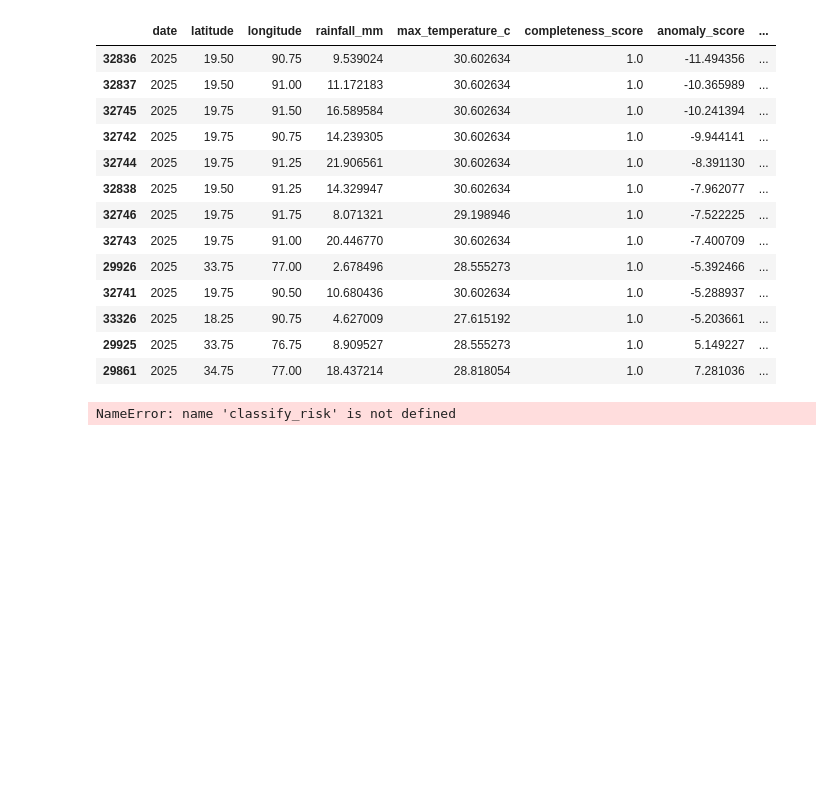
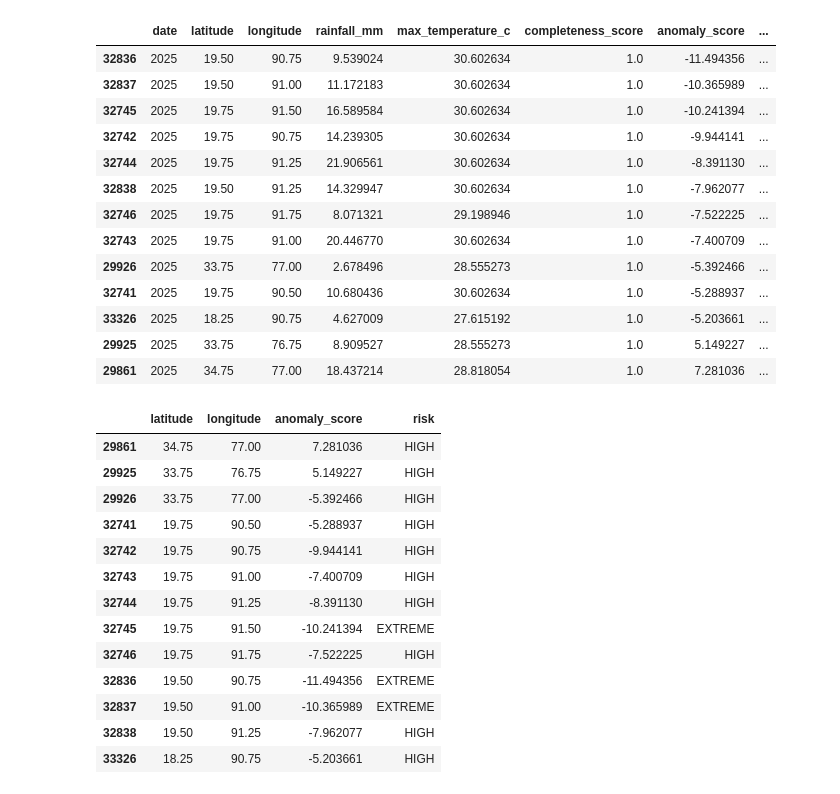
Before and after one commit to aadityat23/ClimateTwinIndia, a Jupyter notebook: notebooks/01_imd_exploration.ipynb, the cells around one changed output. Cells and saved outputs as stored; diff of their text form; code cells hidden in the pictures; blank space fills up the shorter version.

Commit message:
Add risk engine and alert generation

```diff
--- a/notebooks/01_imd_exploration.ipynb
+++ b/notebooks/01_imd_exploration.ipynb
@@ -2306,17 +2306,41 @@ hotspots.sort_values(
 | 29925 | 2025 | 33.75 | 76.75 | 8.909527 | 28.555273 | 1.0 | 5.149227 | ... |
 | 29861 | 2025 | 34.75 | 77.00 | 18.437214 | 28.818054 | 1.0 | 7.281036 | ... |
 # %%
-hotspots["risk"] = hotspots[
-    "anomaly_score"
-].apply(classify_risk)
+def classify_risk(anomaly):
+
+    if abs(anomaly) >= 10:
+        return "EXTREME"
+    elif abs(anomaly) >= 5:
+        return "HIGH"
+    elif abs(anomaly) >= 2:
+        return "MODERATE"
+    else:
+        return "LOW"
+
+hotspots["risk"] = hotspots["anomaly_score"].apply(
+    classify_risk
+)
 
 hotspots[
     [
         "latitude",
         "longitude",
         "anomaly_score",
         "risk"
     ]
 ]
 # %% [output]
-NameError: name 'classify_risk' is not defined
+|  | latitude | longitude | anomaly_score | risk |
+| 29861 | 34.75 | 77.00 | 7.281036 | HIGH |
+| 29925 | 33.75 | 76.75 | 5.149227 | HIGH |
+| 29926 | 33.75 | 77.00 | -5.392466 | HIGH |
+| 32741 | 19.75 | 90.50 | -5.288937 | HIGH |
+| 32742 | 19.75 | 90.75 | -9.944141 | HIGH |
+| 32743 | 19.75 | 91.00 | -7.400709 | HIGH |
+| 32744 | 19.75 | 91.25 | -8.391130 | HIGH |
+| 32745 | 19.75 | 91.50 | -10.241394 | EXTREME |
+| 32746 | 19.75 | 91.75 | -7.522225 | HIGH |
+| 32836 | 19.50 | 90.75 | -11.494356 | EXTREME |
+| 32837 | 19.50 | 91.00 | -10.365989 | EXTREME |
+| 32838 | 19.50 | 91.25 | -7.962077 | HIGH |
+| 33326 | 18.25 | 90.75 | -5.203661 | HIGH |
```
Also changed, not shown: parts of 3 cells of this notebook, 3 other files.
